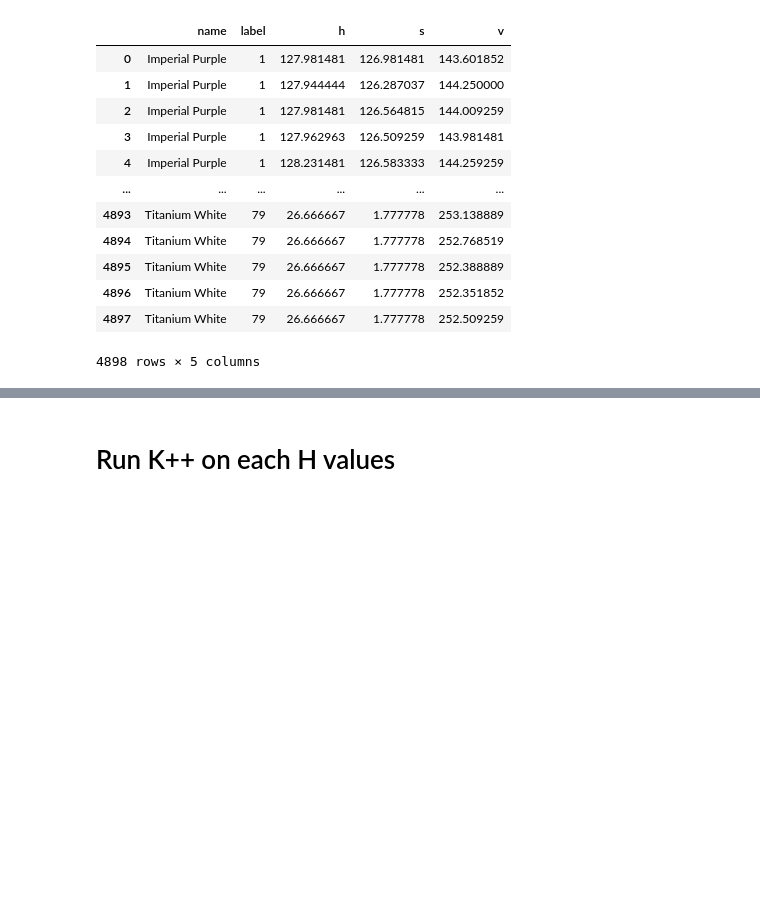
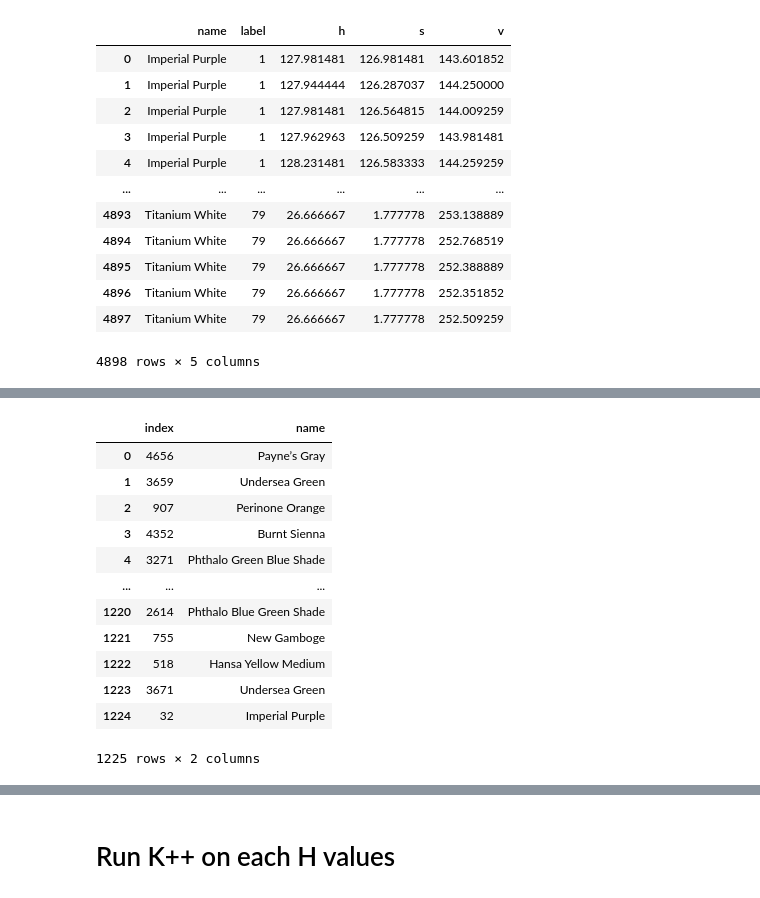
Before and after one commit to skyelong/Insight_Project_old, a Jupyter notebook: testing/Shifted H clustering.ipynb, the cells around one changed output, grey strips where cells are left out. Cells and saved outputs as stored; diff of their text form; code cells hidden in the pictures; blank space fills up the shorter version.

```diff
--- a/testing/Shifted H clustering.ipynb
+++ b/testing/Shifted H clustering.ipynb
@@ -233,0 +262,3 @@ def shift_h_df(data, v_thresh, s_thresh):
+# %%
+X = ds_full[['H']]
+y = ds_full['name']
@@ -233,0 +269,2 @@ def shift_h_df(data, v_thresh, s_thresh):
+# %%
+X_train,X_test,y_train,y_test = train_test_split(X,y,random_state=42)
@@ -233,0 +318,18 @@ def shift_h_df(data, v_thresh, s_thresh):
+# %%
+y_df2 = y_test.to_frame()
+# %%
+y_df2.reset_index()
+# %% [output]
+|  | index | name |
+| 0 | 4656 | Payne’s Gray |
+| 1 | 3659 | Undersea Green |
+| 2 | 907 | Perinone Orange |
+| 3 | 4352 | Burnt Sienna |
+| 4 | 3271 | Phthalo Green Blue Shade |
+| ... | ... | ... |
+| 1220 | 2614 | Phthalo Blue Green Shade |
+| 1221 | 755 | New Gamboge |
+| 1222 | 518 | Hansa Yellow Medium |
+| 1223 | 3671 | Undersea Green |
+| 1224 | 32 | Imperial Purple |
+1225 rows × 2 columns
```
Also changed, not shown: parts of 36 cells of this notebook, 1 other file.
